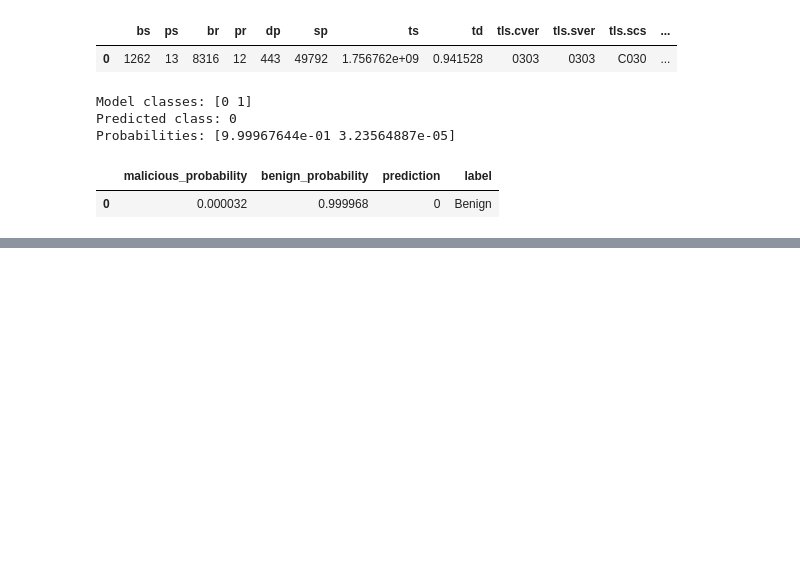
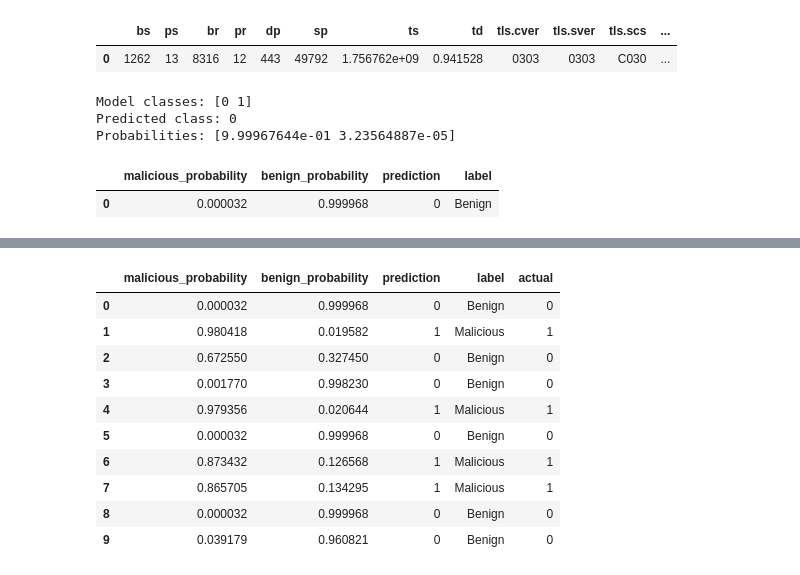
Before and after one commit to Snehakarkoli12/VPN_Threat_Detection, a Jupyter notebook: notebooks/01_data_processing.ipynb, the cells around one changed output, grey strips where cells are left out. Drawn from its saved outputs; the diff is of its cells as text; code cells hidden in the pictures; blank space fills up the shorter version.

```diff
--- a/notebooks/01_data_processing.ipynb
+++ b/notebooks/01_data_processing.ipynb
@@ -2546,0 +2552,22 @@ display(result)
+# %%
+test_samples = X_test.sample(10, random_state=42)
+
+results = detect_malware(test_samples)
+
+actual_labels = y_test.loc[test_samples.index]
+
+results["actual"] = actual_labels.values
+
+display(results)
+# %% [output]
+|  | malicious_probability | benign_probability | prediction | label | actual |
+| 0 | 0.000032 | 0.999968 | 0 | Benign | 0 |
+| 1 | 0.980418 | 0.019582 | 1 | Malicious | 1 |
+| 2 | 0.672550 | 0.327450 | 0 | Benign | 0 |
+| 3 | 0.001770 | 0.998230 | 0 | Benign | 0 |
+| 4 | 0.979356 | 0.020644 | 1 | Malicious | 1 |
+| 5 | 0.000032 | 0.999968 | 0 | Benign | 0 |
+| 6 | 0.873432 | 0.126568 | 1 | Malicious | 1 |
+| 7 | 0.865705 | 0.134295 | 1 | Malicious | 1 |
+| 8 | 0.000032 | 0.999968 | 0 | Benign | 0 |
+| 9 | 0.039179 | 0.960821 | 0 | Benign | 0 |
```
Also changed, not shown: parts of 53 cells of this notebook, 6 other files.
